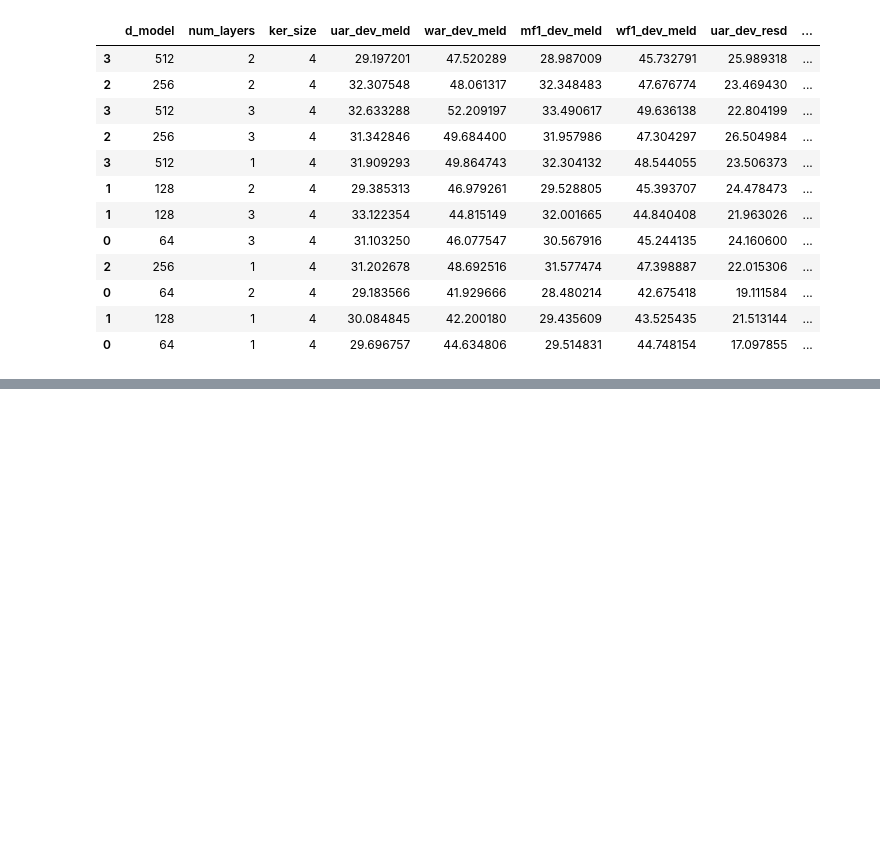
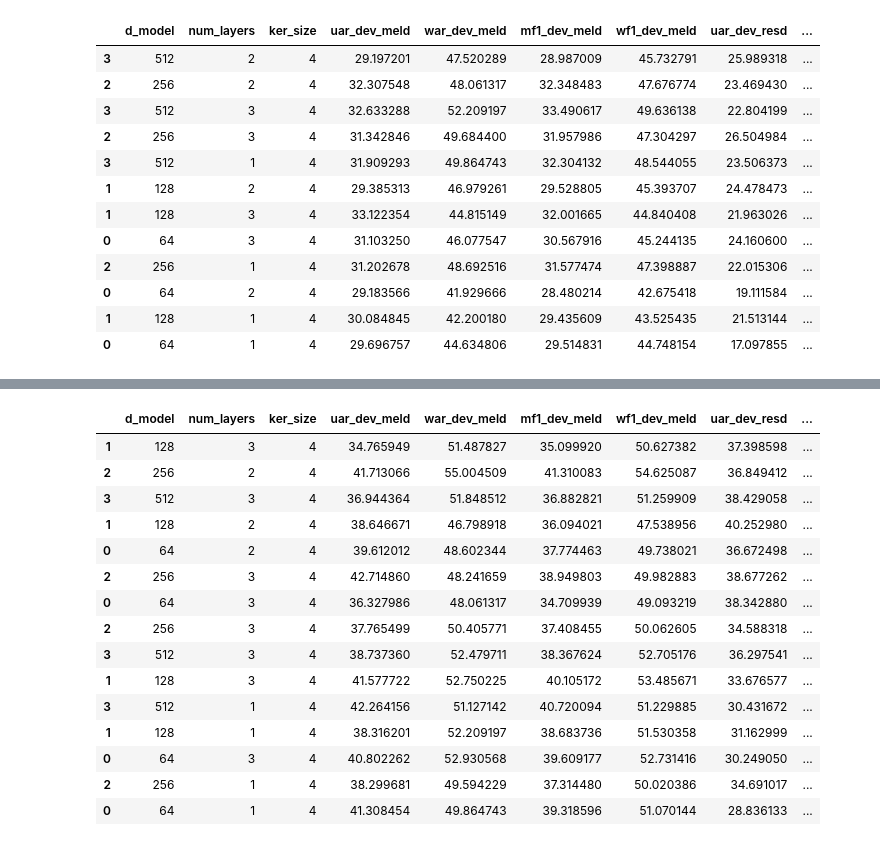
Before and after one commit to LEYA-HSE/BiBiER, a Jupyter notebook: text-based_experiments/Mamba_experiments.ipynb, the cells around one changed output, grey strips where cells are left out. Cells and saved outputs as stored; diff of their text form; code cells hidden in the pictures; blank space fills up the shorter version.

```diff
--- a/text-based_experiments/Mamba_experiments.ipynb
+++ b/text-based_experiments/Mamba_experiments.ipynb
@@ -1540,0 +1780,23 @@ df.sort_values('avg_test' , ascending=False)
+# %%
+%%capture --no-stdout
+result = []
+ker_size = 4
+num_layers = 3
+for d_model in [64, 128, 256, 512]:
+    print(f"d_model={d_model}, num_layers={num_layers}, ker_size={ker_size}")
+    model_mamba = Mamba(model_name='jina', pooling=None,  num_layers = num_layers, d_input = 1024, d_model = d_model, num_classes=7, ker_size=ker_size).to(device)
+    optimizer = optim.Adam(params = model_mamba.parameters(), lr = LEARNING_RATE)
+    loss_fn = nn.CrossEntropyLoss(weight=class_weights)
+    trainer = ModelTrainer(model_mamba, train_dataloader, dev_meld_dataloader, dev_resd_dataloader, test_meld_dataloader, test_resd_dataloader, device, EPOCHS, ROUND_LOSS, ROUND_ACC, optimizer, loss_fn)
+    trainer.train(PATH_TO_MODEL)
+    checkpoint = torch.load(os.path.join(PATH_TO_MODEL, trainer._best_model_name))
+    model_mamba.load_state_dict(checkpoint['model_state_dict'])
+    metrics_dev_meld = evaluate_metrics(model_mamba, dev_meld_dataloader)
+    metrics_dev_resd = evaluate_metrics(model_mamba, dev_resd_dataloader)
+    print("Метрики на валидационной выборке MELD: ", metrics_dev_meld)
+    print("Метрики на валидационной выборке RESD: ", metrics_dev_resd)
+    metrics_test_meld = evaluate_metrics(model_mamba, test_meld_dataloader)
+    metrics_test_resd = evaluate_metrics(model_mamba, test_resd_dataloader)
+    print("Метрики на тестовой выборке MELD: ", metrics_test_meld)
+    print("Метрики на тестовой выборке RESD: ", metrics_test_resd)
+    result.append([{"d_model" : d_model, "num_layers": num_layers, "ker_size" : ker_size}, metrics_dev_meld, metrics_dev_resd, metrics_test_meld, metrics_test_resd, trainer._best_model_name])
@@ -1540,0 +1821,32 @@ df.sort_values('avg_test' , ascending=False)
+# %%
+df = pd.DataFrame(result, columns=["параметры", "метрики dev meld", "метрики dev resd", "метрики test meld", "метрики test resd", "путь"])
+df = pd.concat([df["параметры"].apply(pd.Series), df["метрики dev meld"].apply(pd.Series), df["метрики dev resd"].apply(pd.Series), df["метрики test meld"].apply(pd.Series), df["метрики test resd"].apply(pd.Series), df["путь"]], axis=1)
+df.columns = ["d_model", "num_layers", "ker_size", "uar_dev_meld", "war_dev_meld", "mf1_dev_meld", "wf1_dev_meld", "uar_dev_resd", "war_dev_resd", "mf1_dev_resd", "wf1_dev_resd", "uar_test_meld", "war_test_meld", "mf1_test_meld", "wf1_test_meld", "uar_test_resd", "war_test_resd", "mf1_test_resd", "wf1_test_resd", "путь"]
+df.to_csv(os.path.join(PATH_TO_MODEL, "result_num_layers_3_ker_size_4_d_model__.csv"))
+# %%
+columns = ["d_model", "num_layers", "ker_size", "uar_dev_meld", "war_dev_meld", "mf1_dev_meld", "wf1_dev_meld", "uar_dev_resd", "war_dev_resd", "mf1_dev_resd", "wf1_dev_resd", "uar_test_meld", "war_test_meld", "mf1_test_meld", "wf1_test_meld", "uar_test_resd", "war_test_resd", "mf1_test_resd", "wf1_test_resd", "путь"]
+df = pd.concat([pd.read_csv(os.path.join(PATH_TO_MODEL, "result_num_layers_2_ker_size_4_d_model_.csv"), index_col=0), pd.read_csv(os.path.join(PATH_TO_MODEL, "result_num_layers_3_ker_size_4_d_model_.csv"), index_col=0), pd.read_csv(os.path.join(PATH_TO_MODEL, "result_num_layers_1_ker_size_4_d_model_.csv"), index_col=0), pd.read_csv(os.path.join(PATH_TO_MODEL, "result_num_layers_3_ker_size_4_d_model__.csv"), index_col=0)])
+df.columns=columns
+df['average_dev_meld'] = (df['uar_dev_meld'] + df['war_dev_meld'] + df['mf1_dev_meld'] + df['wf1_dev_meld']) / 4.0
+df['average_dev_resd'] = (df['uar_dev_resd'] + df['war_dev_resd'] + df['mf1_dev_resd'] + df['wf1_dev_resd']) / 4.0
+df['average_test_meld'] = (df['uar_test_meld'] + df['war_test_meld'] + df['mf1_test_meld'] + df['wf1_test_meld']) / 4.0
+df['average_test_resd'] = (df['uar_test_resd'] + df['war_test_resd'] + df['mf1_test_resd'] + df['wf1_test_resd']) / 4.0
+df['avg'] = (df['uar_test_meld'] + df['war_test_meld'] + df['mf1_test_meld'] + df['wf1_test_meld'] + df['uar_test_resd'] + df['war_test_resd'] + df['mf1_test_resd'] + df['wf1_test_resd']) / 8.0
+df.sort_values('avg' , ascending=False)
+# %% [output]
+|  | d_model | num_layers | ker_size | uar_dev_meld | war_dev_meld | mf1_dev_meld | wf1_dev_meld | uar_dev_resd | ... |
+| 1 | 128 | 3 | 4 | 34.765949 | 51.487827 | 35.099920 | 50.627382 | 37.398598 | ... |
+| 2 | 256 | 2 | 4 | 41.713066 | 55.004509 | 41.310083 | 54.625087 | 36.849412 | ... |
+| 3 | 512 | 3 | 4 | 36.944364 | 51.848512 | 36.882821 | 51.259909 | 38.429058 | ... |
+| 1 | 128 | 2 | 4 | 38.646671 | 46.798918 | 36.094021 | 47.538956 | 40.252980 | ... |
+| 0 | 64 | 2 | 4 | 39.612012 | 48.602344 | 37.774463 | 49.738021 | 36.672498 | ... |
+| 2 | 256 | 3 | 4 | 42.714860 | 48.241659 | 38.949803 | 49.982883 | 38.677262 | ... |
+| 0 | 64 | 3 | 4 | 36.327986 | 48.061317 | 34.709939 | 49.093219 | 38.342880 | ... |
+| 2 | 256 | 3 | 4 | 37.765499 | 50.405771 | 37.408455 | 50.062605 | 34.588318 | ... |
+| 3 | 512 | 3 | 4 | 38.737360 | 52.479711 | 38.367624 | 52.705176 | 36.297541 | ... |
+| 1 | 128 | 3 | 4 | 41.577722 | 52.750225 | 40.105172 | 53.485671 | 33.676577 | ... |
+| 3 | 512 | 1 | 4 | 42.264156 | 51.127142 | 40.720094 | 51.229885 | 30.431672 | ... |
+| 1 | 128 | 1 | 4 | 38.316201 | 52.209197 | 38.683736 | 51.530358 | 31.162999 | ... |
+| 0 | 64 | 3 | 4 | 40.802262 | 52.930568 | 39.609177 | 52.731416 | 30.249050 | ... |
+| 2 | 256 | 1 | 4 | 38.299681 | 49.594229 | 37.314480 | 50.020386 | 34.691017 | ... |
+| 0 | 64 | 1 | 4 | 41.308454 | 49.864743 | 39.318596 | 51.070144 | 28.836133 | ... |
```
Also changed, not shown: parts of 13 cells of this notebook.
